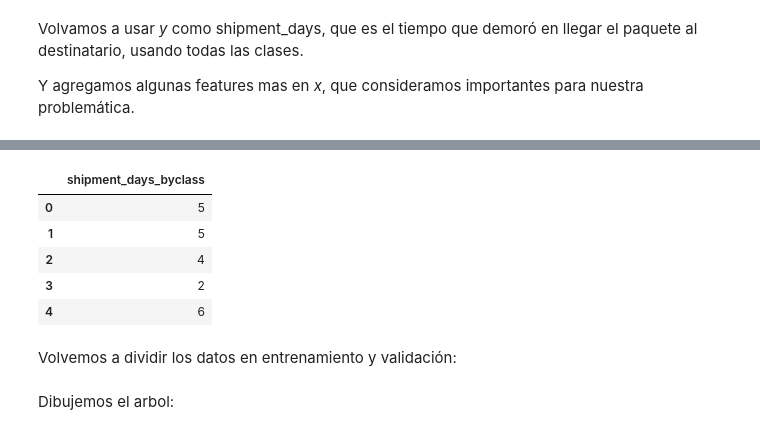
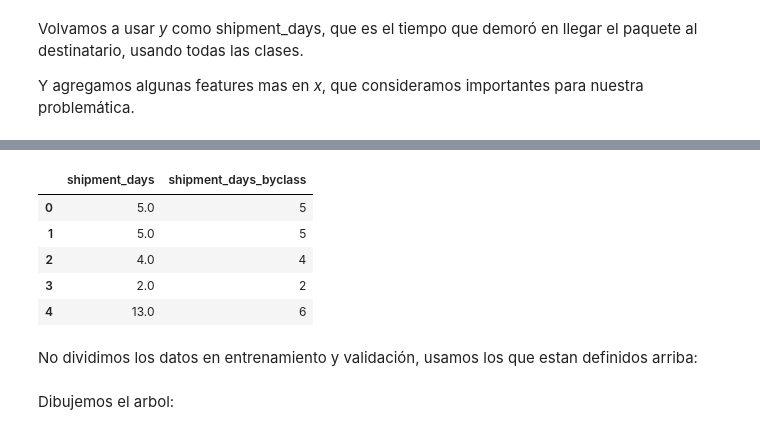
Before and after one commit to cnoeliachaves/diplodatos, a Jupyter notebook: mentoria/practico4.ipynb, the cells around one changed output, grey strips where cells are left out. Drawn from its saved outputs; the diff is of its cells as text; code cells hidden in the pictures.

```diff
--- a/mentoria/practico4.ipynb
+++ b/mentoria/practico4.ipynb
@@ -698,13 +653,13 @@ X.head(5)
 # %%
-Y = dataset_clean[['shipment_days_byclass']]
-Y.head(5)
+#Y = dataset_clean[['shipment_days_byclass']]
+y_train.head(5)
 # %% [output]
-|  | shipment_days_byclass |
-| 0 | 5 |
-| 1 | 5 |
-| 2 | 4 |
-| 3 | 2 |
-| 4 | 6 |
+|  | shipment_days | shipment_days_byclass |
+| 0 | 5.0 | 5 |
+| 1 | 5.0 | 5 |
+| 2 | 4.0 | 4 |
+| 3 | 2.0 | 2 |
+| 4 | 13.0 | 6 |
 # %% [markdown]
-Volvemos a dividir los datos en entrenamiento y validación:
+No dividimos los datos en entrenamiento y validación, usamos los que estan definidos arriba:
 # %%
```
Also changed, not shown: parts of 54 cells of this notebook.
